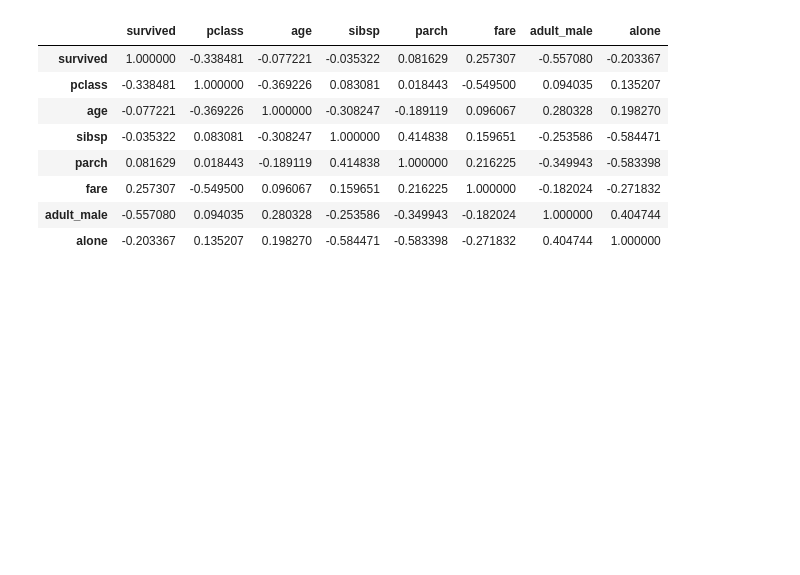
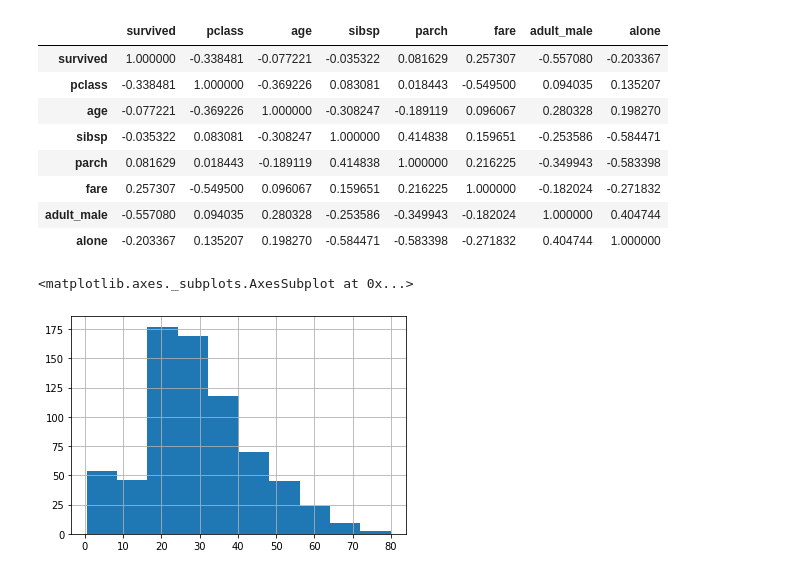
Before and after one commit to sainisachin393/CTS-Python-, a Jupyter notebook: Eda.ipynb, the cells around one changed output. Cells and saved outputs as stored; diff of their text form; code cells hidden in the pictures; blank space fills up the shorter version.

```diff
--- a/Eda.ipynb
+++ b/Eda.ipynb
@@ -153,3 +153,8 @@ df.corr()
 | fare | 0.257307 | -0.549500 | 0.096067 | 0.159651 | 0.216225 | 1.000000 | -0.182024 | -0.271832 |
 | adult_male | -0.557080 | 0.094035 | 0.280328 | -0.253586 | -0.349943 | -0.182024 | 1.000000 | 0.404744 |
 | alone | -0.203367 | 0.135207 | 0.198270 | -0.584471 | -0.583398 | -0.271832 | 0.404744 | 1.000000 |
+# %%
+df['age'].hist()
+# %% [output]
+<matplotlib.axes._subplots.AxesSubplot at 0x...>
+[figure, added]
```
Also changed, not shown: parts of 1 cell of this notebook.
